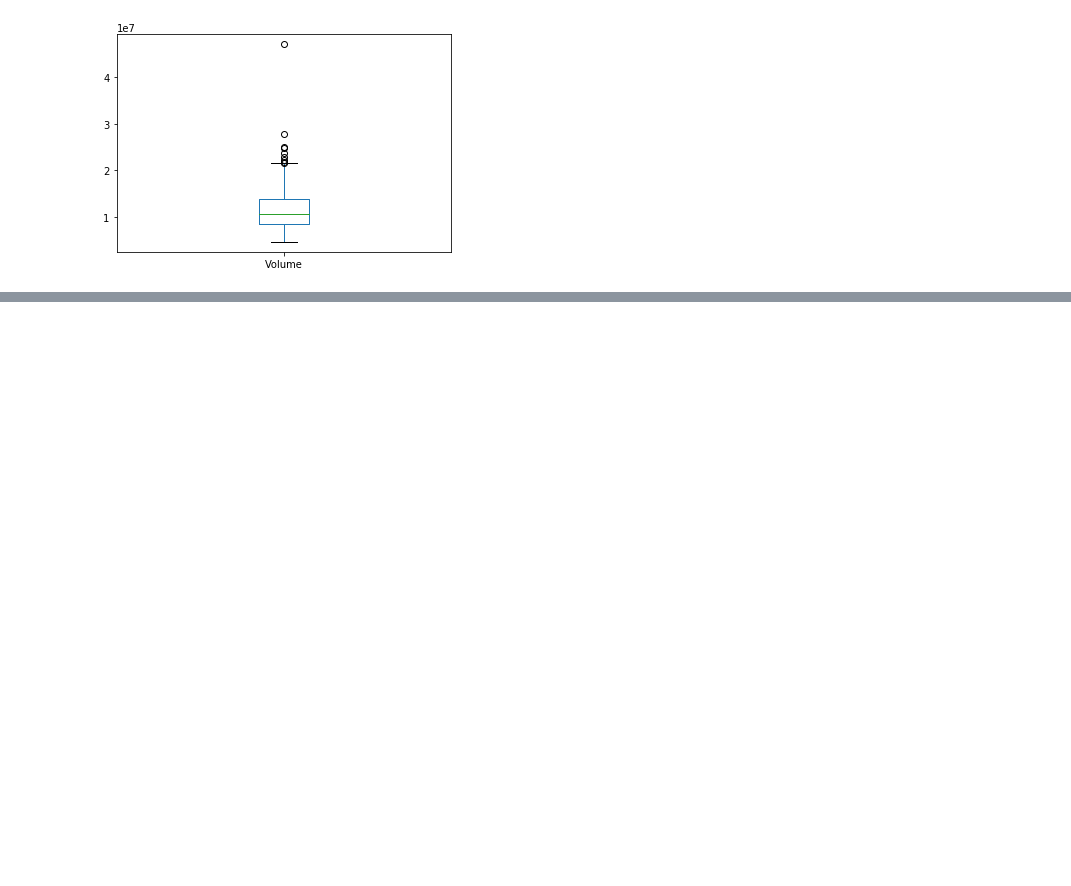
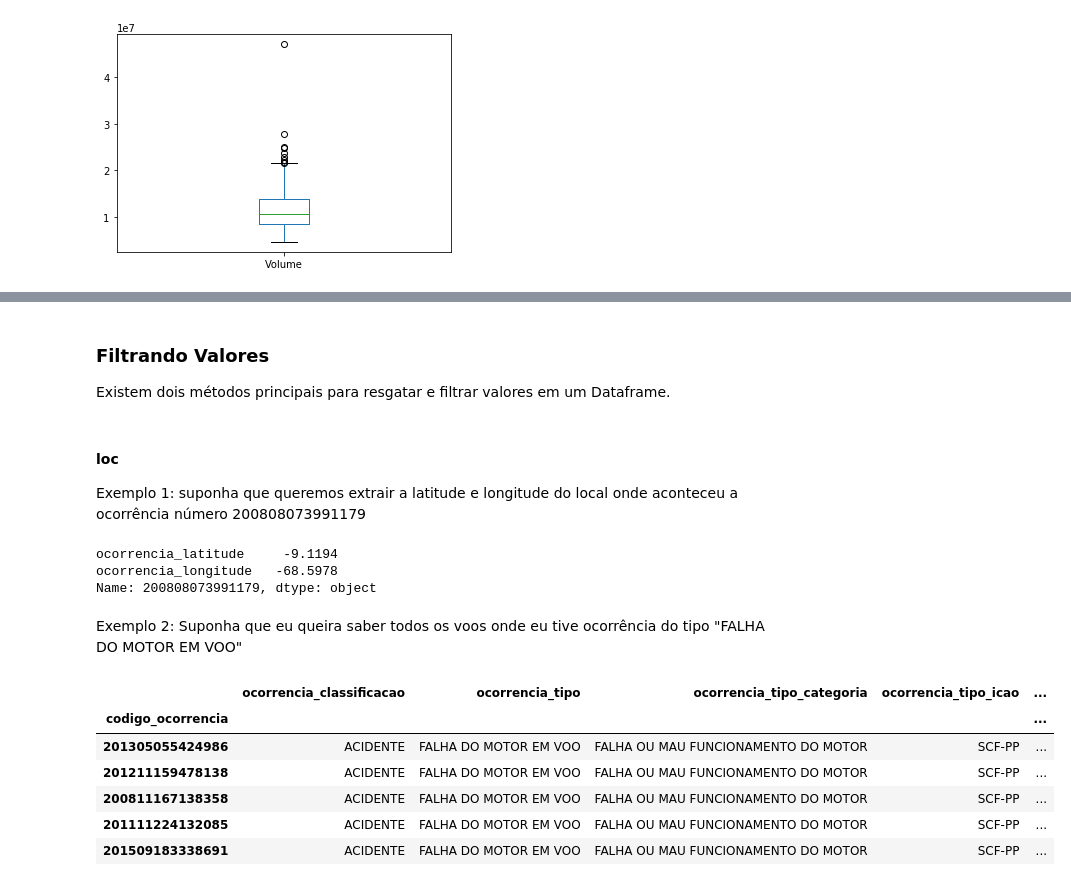
Before and after one commit to diogorjs/we_love_data, a Jupyter notebook: Introdução_ao_Pandas.ipynb, the cells around one changed output, grey strips where cells are left out. Drawn from its saved outputs; the diff is of its cells as text; code cells hidden in the pictures; blank space fills up the shorter version.

```diff
--- a/Introdução_ao_Pandas.ipynb
+++ b/Introdução_ao_Pandas.ipynb
@@ -331,0 +449,30 @@ df.Volume.plot(kind='box');
+# %% [markdown]
+### **Filtrando Valores**
+
+Existem dois métodos principais para resgatar e filtrar valores em um Dataframe.
+# %% [markdown]
+#### **loc**
+
+Exemplo 1: suponha que queremos extrair a latitude e longitude do local onde aconteceu a ocorrência número 200808073991179
+# %%
+# df.loc[<valor index a ser buscado>,[<colunas a ser retornada>]]
+# No caso abaixo eu quero saber a ocorrencia_latitude e
+# ocorrencia_longitude para o caso 200808073991179
+
+df.loc[200808073991179, ["ocorrencia_latitude", "ocorrencia_longitude"]]
+# %% [output]
+ocorrencia_latitude     -9.1194
+ocorrencia_longitude   -68.5978
+Name: 200808073991179, dtype: object
+# %% [markdown]
+Exemplo 2: Suponha que eu queira saber todos os voos onde eu tive ocorrência do tipo "FALHA DO MOTOR EM VOO"
+# %%
+df.loc[df.ocorrencia_tipo ==  "FALHA DO MOTOR EM VOO"].head()
+# %% [output]
+|  | ocorrencia_classificacao | ocorrencia_tipo | ocorrencia_tipo_categoria | ocorrencia_tipo_icao | ... |
+| codigo_ocorrencia |  |  |  |  | ... |
+| 201305055424986 | ACIDENTE | FALHA DO MOTOR EM VOO | FALHA OU MAU FUNCIONAMENTO DO MOTOR | SCF-PP | ... |
+| 201211159478138 | ACIDENTE | FALHA DO MOTOR EM VOO | FALHA OU MAU FUNCIONAMENTO DO MOTOR | SCF-PP | ... |
+| 200811167138358 | ACIDENTE | FALHA DO MOTOR EM VOO | FALHA OU MAU FUNCIONAMENTO DO MOTOR | SCF-PP | ... |
+| 201111224132085 | ACIDENTE | FALHA DO MOTOR EM VOO | FALHA OU MAU FUNCIONAMENTO DO MOTOR | SCF-PP | ... |
+| 201509183338691 | ACIDENTE | FALHA DO MOTOR EM VOO | FALHA OU MAU FUNCIONAMENTO DO MOTOR | SCF-PP | ... |
```
Also changed, not shown: parts of 21 cells of this notebook.
